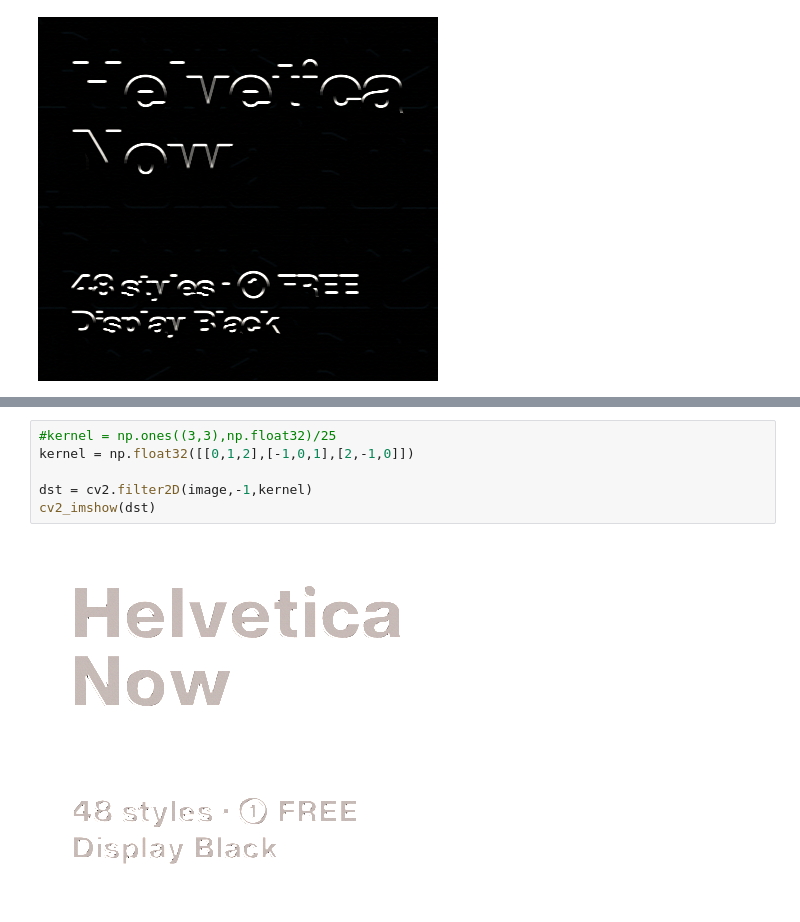
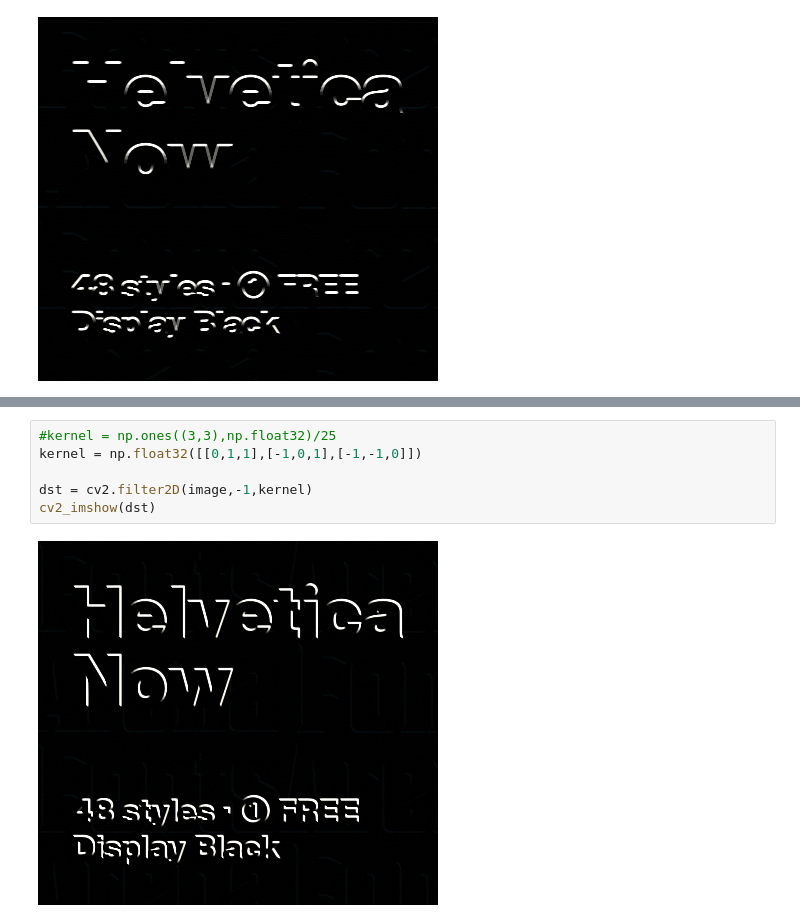
Before and after one commit to vijaykumarbksc/EVA-Project1, a Jupyter notebook: EVA_S1.ipynb, the cells around one changed output, grey strips where cells are left out. Drawn from its saved outputs; the diff is of its cells as text.

```diff
--- a/EVA_S1.ipynb
+++ b/EVA_S1.ipynb
@@ -57,8 +59,8 @@ cv2_imshow(dst)
 # %%
 #kernel = np.ones((3,3),np.float32)/25
-kernel = np.float32([[0,1,2],[-1,0,1],[2,-1,0]])
+kernel = np.float32([[0,1,1],[-1,0,1],[-1,-1,0]])
 
 dst = cv2.filter2D(image,-1,kernel)
 cv2_imshow(dst)
 # %% [output]
-[figure, old version]
+[figure, new version]
```
Also changed, not shown: parts of 7 cells of this notebook.
